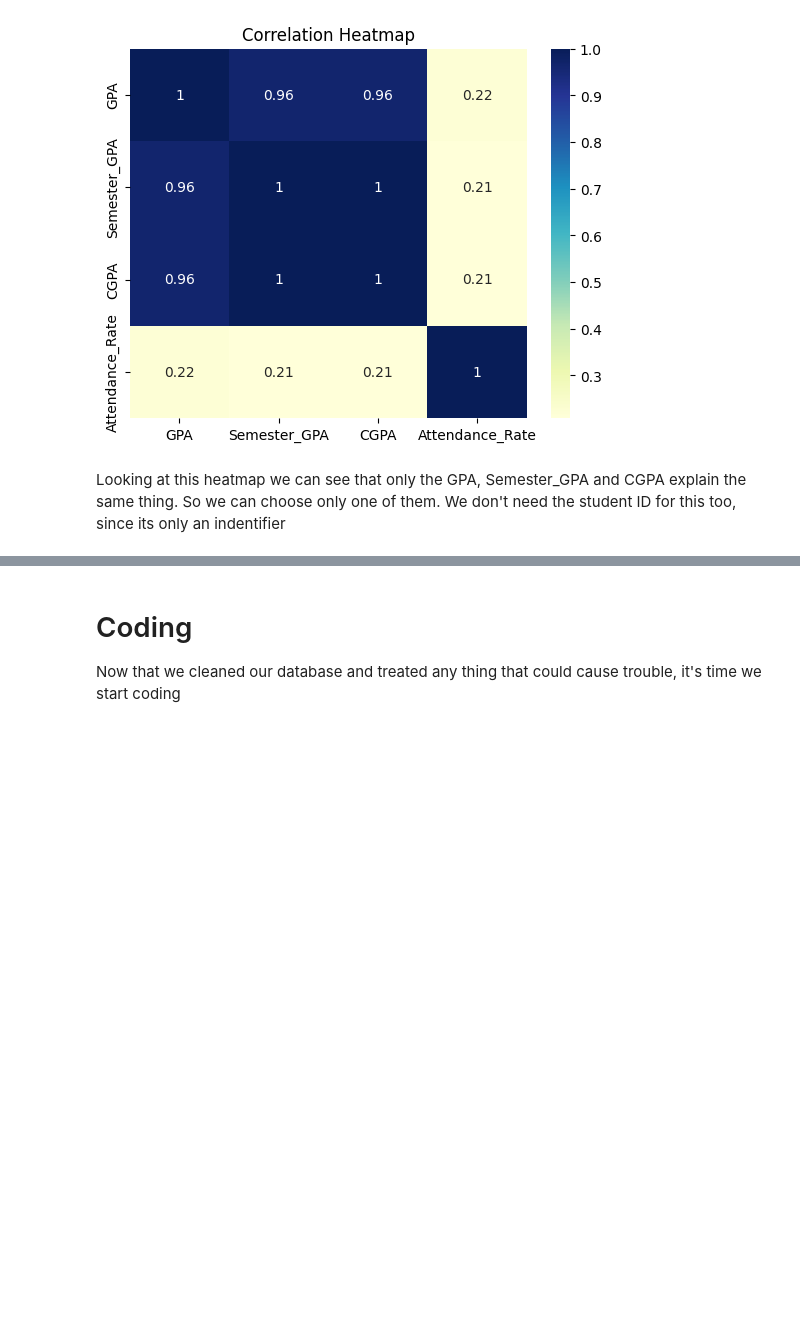
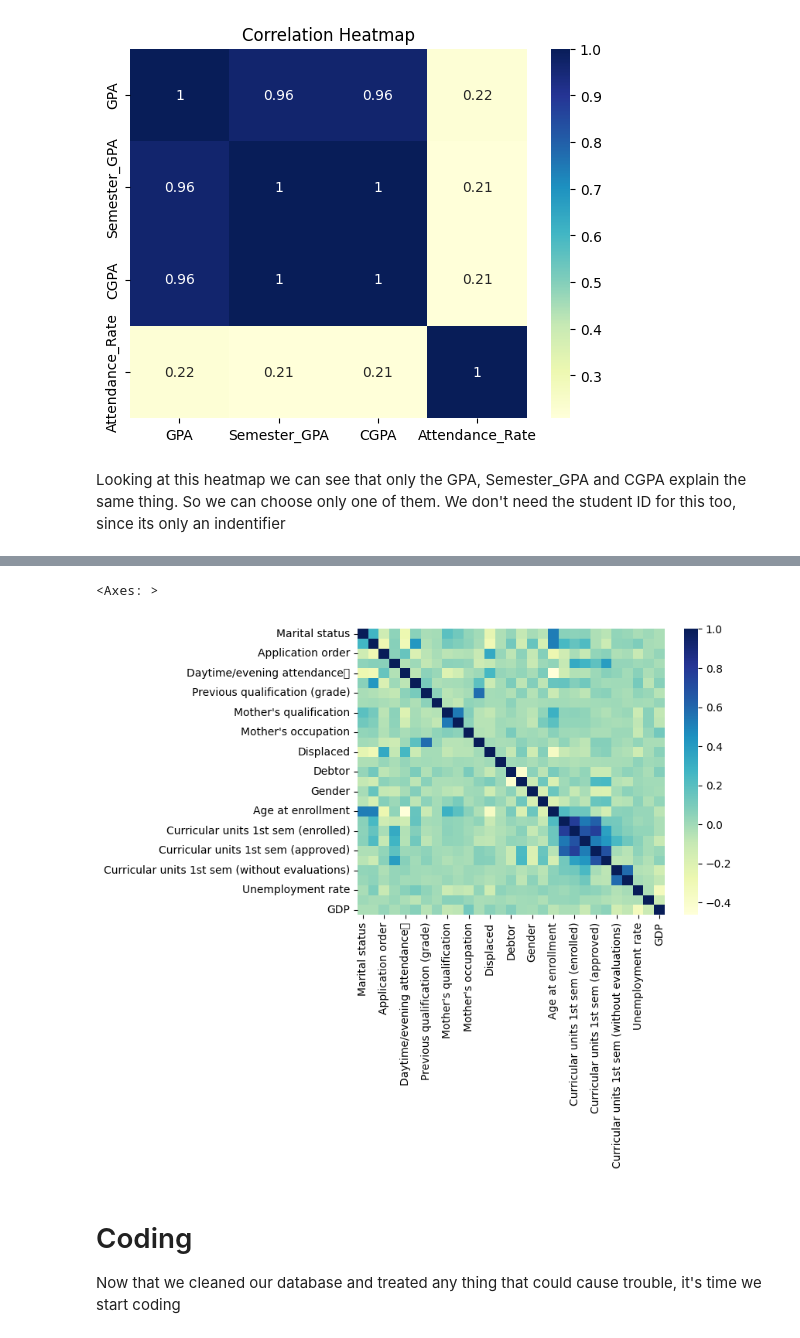
Before and after one commit to Ribeigu/Students-Dropout-Prediction, a Jupyter notebook: dataAnalysis.ipynb, the cells around one changed output, grey strips where cells are left out. Cells and saved outputs as stored; diff of their text form; code cells hidden in the pictures; blank space fills up the shorter version.

```diff
--- a/dataAnalysis.ipynb
+++ b/dataAnalysis.ipynb
@@ -168,3 +292,9 @@ plt.show()
+# %%
+plot = [col for col in df_PT.columns if col != 'Target']
+sns.heatmap(df_PT[plot].corr(), cmap='YlGnBu')
+# %% [output]
+<Axes: >
+[figure, added]
 # %% [markdown]
 # Coding
 Now that we cleaned our database and treated any thing that could cause trouble, it's time we start coding
```
Also changed, not shown: parts of 20 cells of this notebook, 1 other file.
